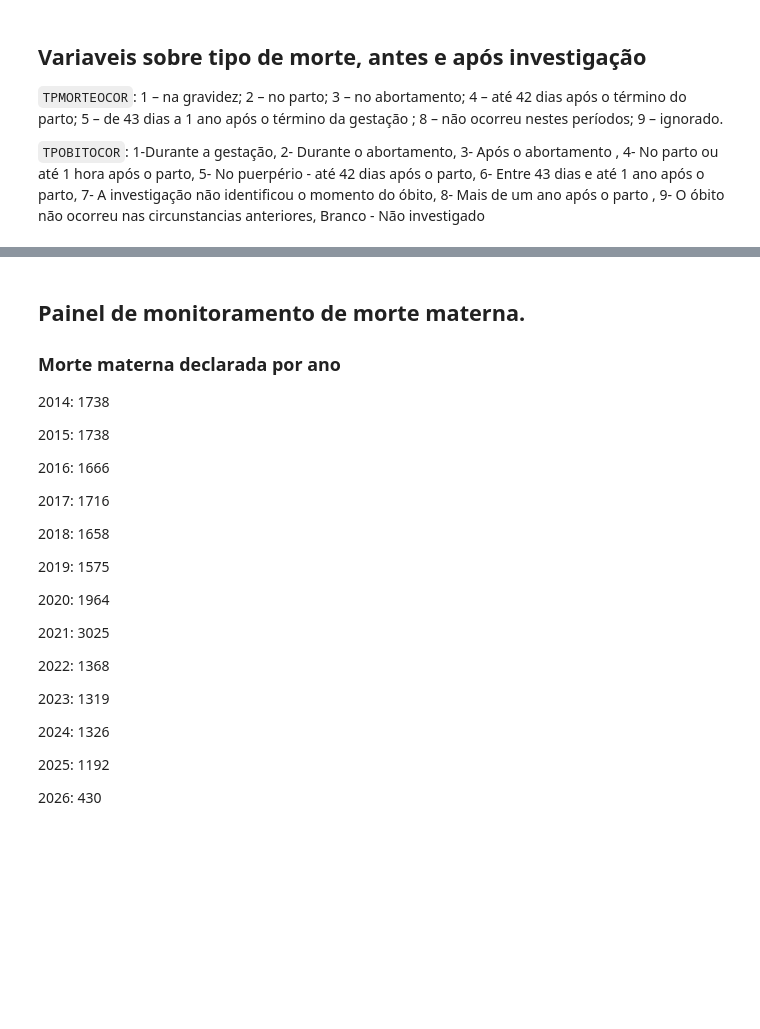
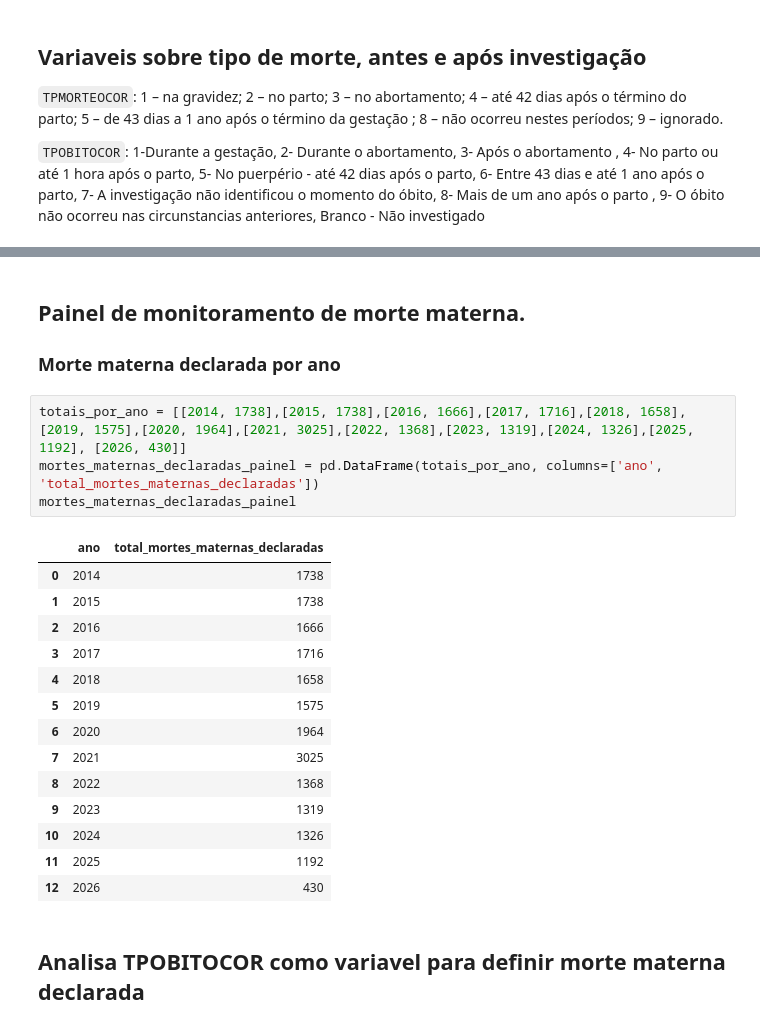
Before and after one commit to baquerolima/maternal_mortality_analysis, a Jupyter notebook: exploracoes/exploracoes.ipynb, the cells around one changed output, grey strips where cells are left out. Saved outputs shown, nothing was run; the diff lists cells and outputs as text; blank space fills up the shorter version.

```diff
--- a/exploracoes/exploracoes.ipynb
+++ b/exploracoes/exploracoes.ipynb
@@ -281,28 +236,24 @@ Total geral: 22,247
 ## Painel de monitoramento de morte materna.
 
 ### Morte materna declarada por ano
-2014: 1738
-
-2015: 1738
-
-2016: 1666
-
-2017: 1716
-
-2018: 1658
-
-2019: 1575
-
-2020: 1964
-
-2021: 3025
-
-2022: 1368
-
-2023: 1319
-
-2024: 1326
-
-2025: 1192
-
-2026: 430
+# %%
+totais_por_ano = [[2014, 1738],[2015, 1738],[2016, 1666],[2017, 1716],[2018, 1658],[2019, 1575],[2020, 1964],[2021, 3025],[2022, 1368],[2023, 1319],[2024, 1326],[2025, 1192], [2026, 430]]
+mortes_maternas_declaradas_painel = pd.DataFrame(totais_por_ano, columns=['ano', 'total_mortes_maternas_declaradas'])
+mortes_maternas_declaradas_painel
+# %% [output]
+|  | ano | total_mortes_maternas_declaradas |
+| 0 | 2014 | 1738 |
+| 1 | 2015 | 1738 |
+| 2 | 2016 | 1666 |
+| 3 | 2017 | 1716 |
+| 4 | 2018 | 1658 |
+| 5 | 2019 | 1575 |
+| 6 | 2020 | 1964 |
+| 7 | 2021 | 3025 |
+| 8 | 2022 | 1368 |
+| 9 | 2023 | 1319 |
+| 10 | 2024 | 1326 |
+| 11 | 2025 | 1192 |
+| 12 | 2026 | 430 |
+# %% [markdown]
+## Analisa TPOBITOCOR como variavel para definir morte materna declarada
```
Also changed, not shown: parts of 12 cells of this notebook, 1 other file.
